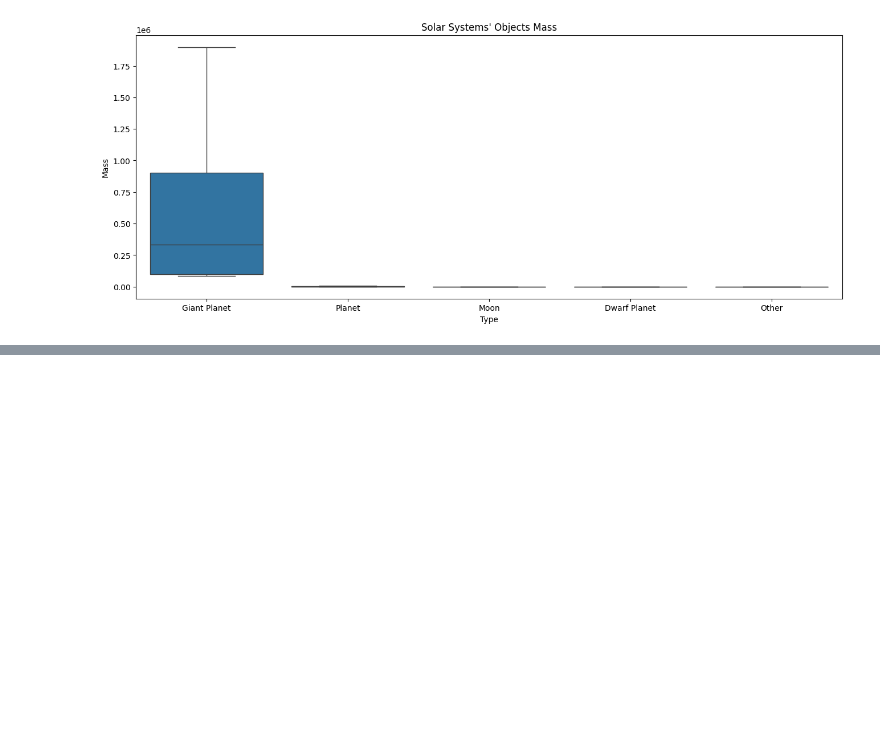
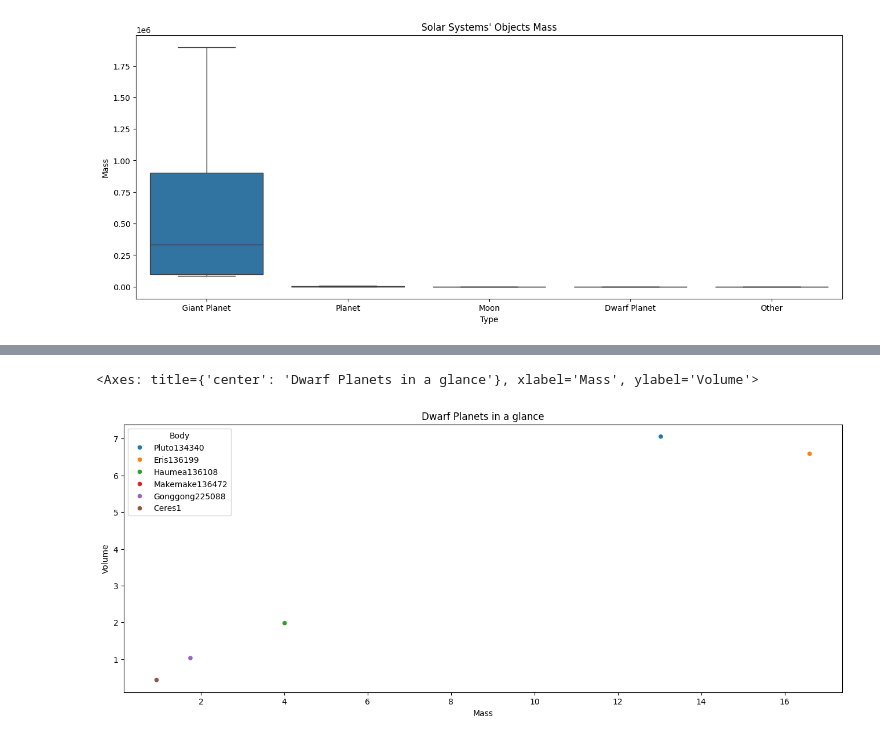
Before and after one commit to Ednaxx/Web-Data-Scraping, a Jupyter notebook: SolarSystemBigObjects.ipynb, the cells around one changed output, grey strips where cells are left out. Cells and saved outputs as stored; diff of their text form; code cells hidden in the pictures; blank space fills up the shorter version.

```diff
--- a/SolarSystemBigObjects.ipynb
+++ b/SolarSystemBigObjects.ipynb
@@ -267,0 +273,7 @@ for category in ["Surface area", "Density", "Gravity", "Radius", "Volume", "Mass
+# %%
+plt.figure(figsize=(16,6))
+plt.title("Dwarf Planets in a glance")
+sns.scatterplot(data=df2[(df2.Type == "Dwarf Planet")], x="Mass", y="Volume", hue="Body")
+# %% [output]
+<Axes: title={'center': 'Dwarf Planets in a glance'}, xlabel='Mass', ylabel='Volume'>
+[figure, added]
```
Also changed, not shown: parts of 6 cells of this notebook, 1 other file.
